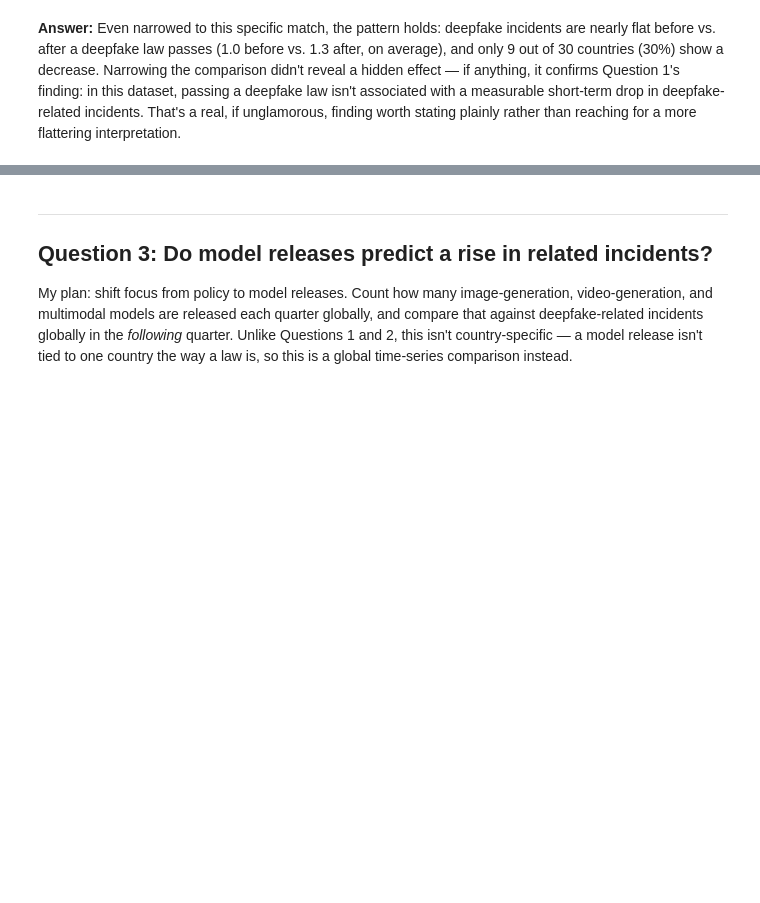
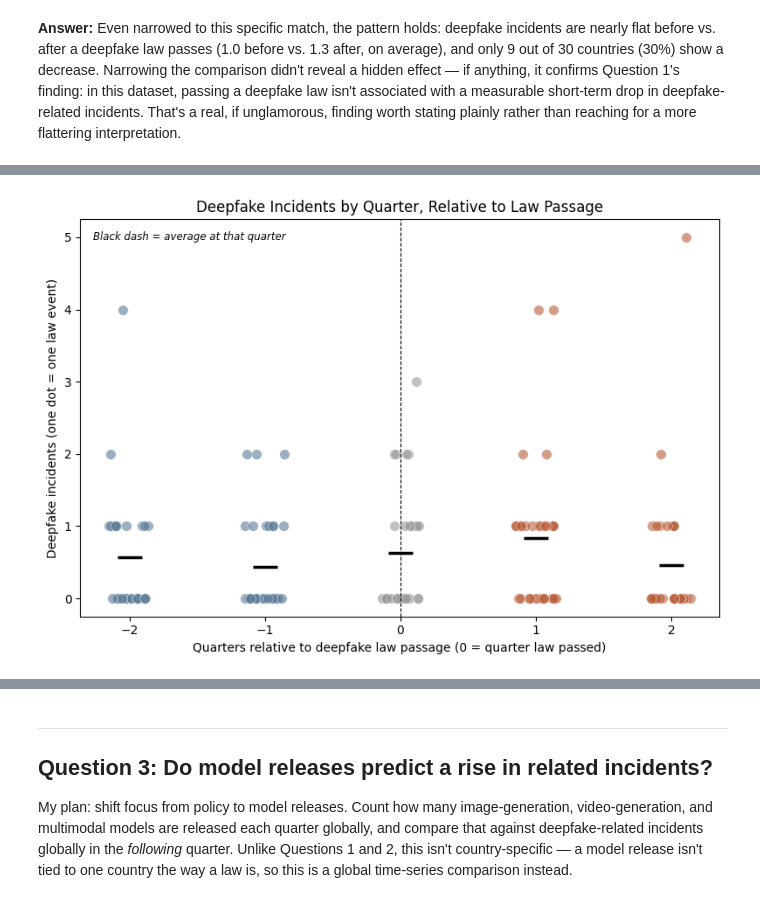
Before and after one commit to kneal23/does-ai-regulation-work, a Jupyter notebook: genai_trust_safety_analysis.ipynb, the cells around one changed output, grey strips where cells are left out. Saved outputs shown, nothing was run; the diff lists cells and outputs as text; code cells hidden in the pictures; blank space fills up the shorter version.

```diff
--- a/genai_trust_safety_analysis.ipynb
+++ b/genai_trust_safety_analysis.ipynb
@@ -327,0 +553,6 @@ interpretation.
+# %%
+# How many of the 30 events had at least one incident at each offset?
+for offset in offsets:
+    subset = event_study_df[event_study_df['offset'] == offset]
+    nonzero = (subset['count'] > 0).sum()
+    print(f"Offset {offset:+d}: {nonzero}/30 events had at least one incident, max single event = {subset['count'].max()}")
@@ -327,0 +576,32 @@ interpretation.
+# %%
+# Strip plot: every individual event's incident count at each offset,
+# jittered so overlapping values are visible, with the average marked.
+# This is a genuinely different chart type from the bar/line charts used
+# elsewhere, and it's the right one here specifically because the
+# question ("is this broad or outlier-driven?") is about the *spread*
+# behind the average, which a bar chart hides by design.
+np.random.seed(1)
+fig, ax = plt.subplots(figsize=(8, 5.5))
+
+strip_colors = {-2: '#5B7B96', -1: '#5B7B96', 0: '#999999', 1: '#B85C38', 2: '#B85C38'}
+
+for offset in offsets:
+    subset = event_study_df[event_study_df['offset'] == offset]
+    jitter = np.random.uniform(-0.15, 0.15, size=len(subset))
+    ax.scatter(offset + jitter, subset['count'], color=strip_colors[offset],
+               alpha=0.6, s=70, edgecolor='white', linewidth=0.5)
+    ax.scatter([offset], [subset['count'].mean()], color='black', marker='_', s=400, linewidth=2.5, zorder=3)
+
+ax.axvline(0, color='black', linewidth=0.8, linestyle='--')
+ax.set_xticks(list(offsets))
+ax.set_xlabel('Quarters relative to deepfake law passage (0 = quarter law passed)')
+ax.set_ylabel('Deepfake incidents (one dot = one law event)')
+ax.set_title('Deepfake Incidents by Quarter, Relative to Law Passage')
+ax.text(0.02, 0.97, 'Black dash = average at that quarter', transform=ax.transAxes,
+        fontsize=8.5, style='italic', va='top')
+
+plt.tight_layout()
+plt.savefig('deepfake_before_after.png', dpi=150, bbox_inches='tight')
+plt.show()
+# %% [output]
+[figure, added]
```
Also changed, not shown: parts of 52 cells of this notebook, 10 other files.
